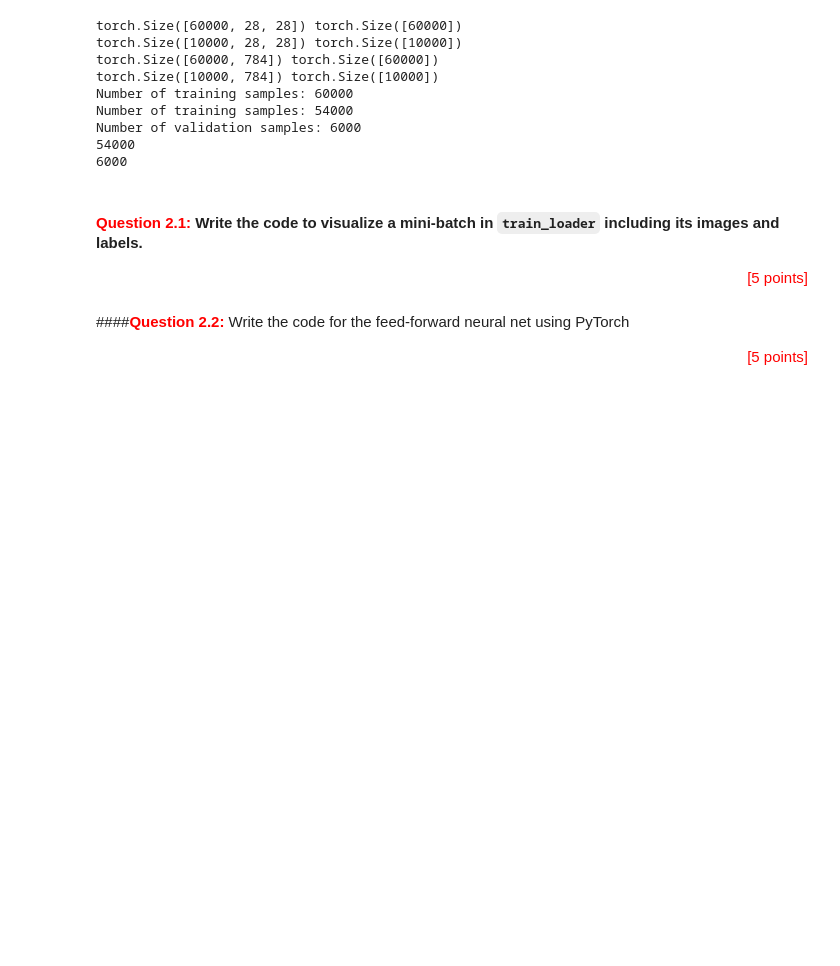
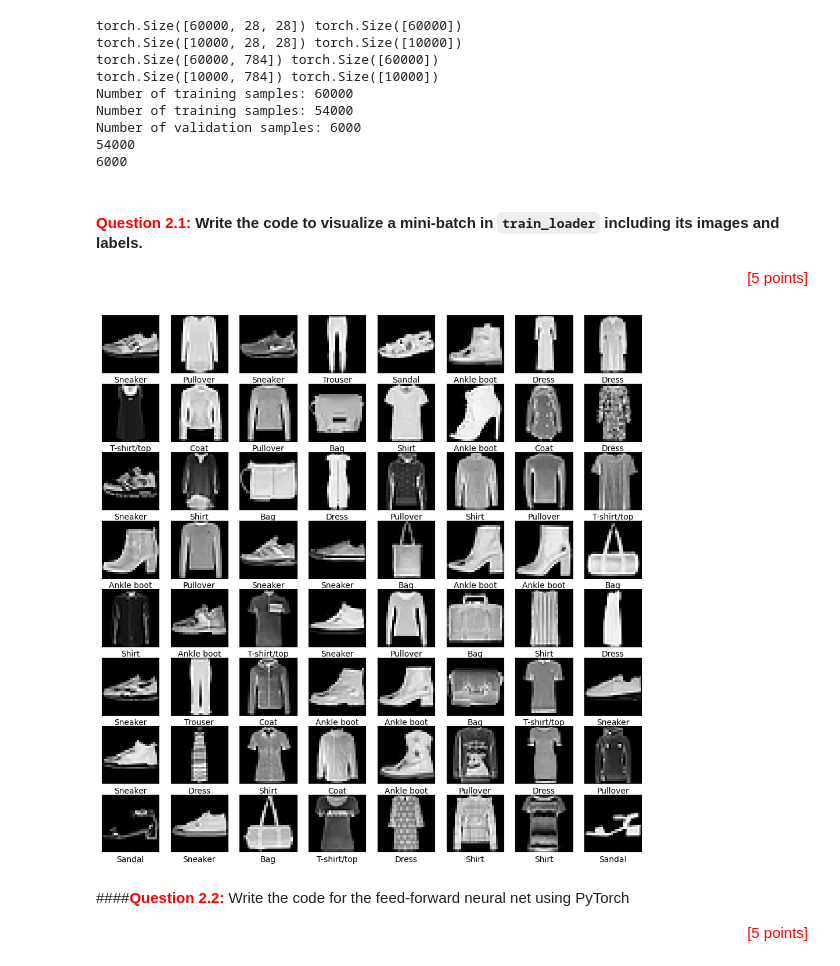
Before and after one commit to MitchellZheng/FIT5215_Assignment1, a Jupyter notebook: Assignment01_solution.ipynb, the cells around one changed output. Drawn from its saved outputs; the diff is of its cells as text; code cells hidden in the pictures; blank space fills up the shorter version.

```diff
--- a/Assignment01_solution.ipynb
+++ b/Assignment01_solution.ipynb
@@ -662,0 +851,17 @@ for epoch in range(num_epochs):
+# %%
+device = torch.device("cuda:0" if torch.cuda.is_available() else "cpu")
+print(f"Using Device: {device}")
+
+myFFN = MyFFN(input_size=28*28, num_classes=10, hidden_sizes=[100, 100], act=torch.nn.ReLU())
+myFFN.create_FFN()
+myFFN.to(device)
+
+num_epochs = 50
+for epoch in range(num_epochs):
+    for i, (x, y) in enumerate(train_loader):
+      myFFN.update_AdaGrad(x, y, learning_rate = 0.01)
+    train_acc = compute_acc(myFFN, train_loader, device)
+    train_loss = compute_loss(myFFN, train_loader, device)
+    test_acc = compute_acc(myFFN, test_loader, device)
+    test_loss = compute_loss(myFFN, test_loader, device)
+    print(f"Epoch {epoch+1}/{num_epochs}, Train Loss: {train_loss:.4f}, Train Acc: {train_acc*100:.2f}%, Test Loss: {test_loss:.4f}, Test Acc: {test_acc*100:.2f}%")
@@ -729,3 +950,34 @@ Number of validation samples: 6000
+# %%
+import math
+import matplotlib.pyplot as plt
+
+def visualize_data(images, categories, class_names, images_per_row = 8):
+    n_images = len(images)
+    n_rows = math.ceil(float(n_images)/images_per_row)
+    fig = plt.figure(figsize=(1.5*images_per_row, 1.5*n_rows))
+    fig.patch.set_facecolor('white')
+    for i in range(n_images):
+        plt.subplot(n_rows, images_per_row, i+1)
+        plt.xticks([])
+        plt.yticks([])
+        img = images[i].view(28, 28)
+        plt.imshow(img, cmap="gray")
+        class_index = categories[i]
+        plt.xlabel(class_names[class_index])
+    plt.show()
+
+# get a mini-batch
+images, labels = next(iter(train_loader))
+
+# class names
+class_names = [
+    "T-shirt/top", "Trouser", "Pullover", "Dress", "Coat",
+    "Sandal", "Shirt", "Sneaker", "Bag", "Ankle boot"
+]
+
+visualize_data(images, labels, class_names, images_per_row=8)
+# %% [output]
+[figure, added]
 # %% [markdown]
 ####<span style="color:red">**Question 2.2:**</span> Write the code for the feed-forward neural net using PyTorch
 
```
Also changed, not shown: parts of 32 cells of this notebook, 1 other file.
